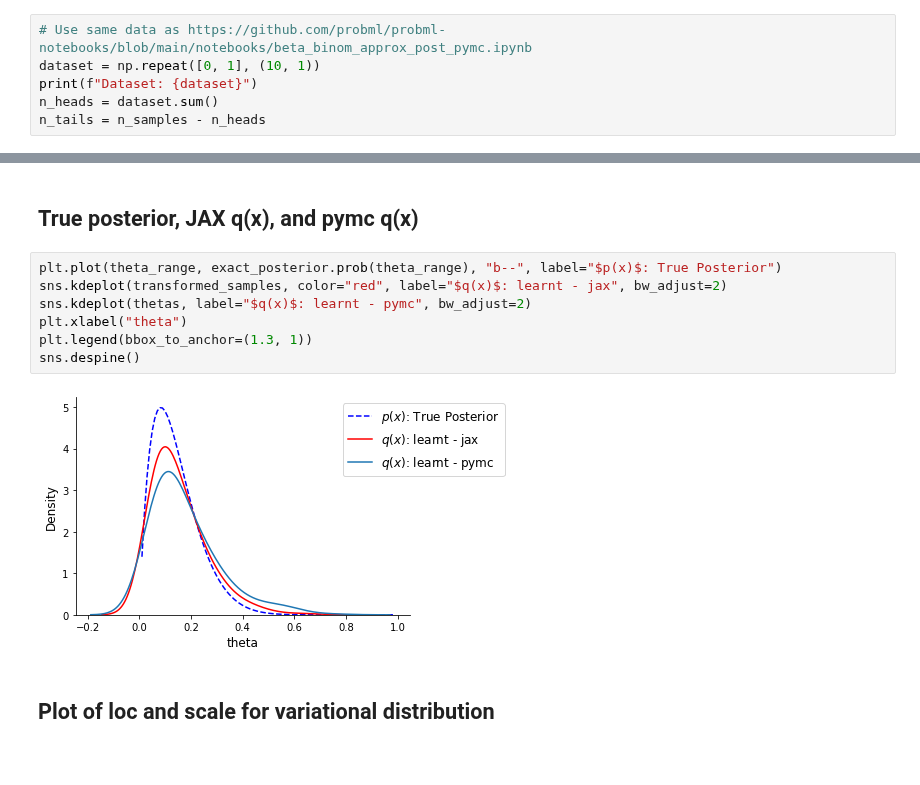
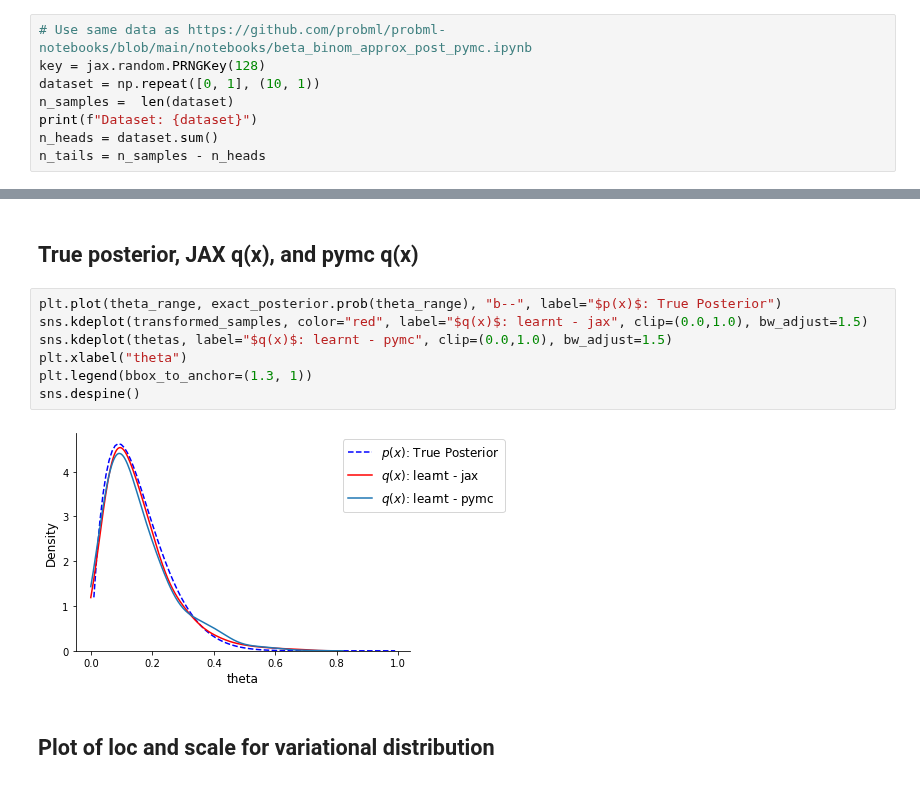
Before and after one commit to probml/probml-notebooks, a Jupyter notebook: notebooks/advi_beta_binom_jax.ipynb, the cells around one changed output, grey strips where cells are left out. Cells and saved outputs as stored; diff of their text form.

```diff
--- a/notebooks/advi_beta_binom_jax.ipynb
+++ b/notebooks/advi_beta_binom_jax.ipynb
@@ -99,6 +92,8 @@ Dataset: [1 1 1 0 0 0 0 0 0 1 0 1]
 # %%
 # Use same data as https://github.com/probml/probml-notebooks/blob/main/notebooks/beta_binom_approx_post_pymc.ipynb
+key = jax.random.PRNGKey(128)
 dataset = np.repeat([0, 1], (10, 1))
+n_samples =  len(dataset)
 print(f"Dataset: {dataset}")
 n_heads = dataset.sum()
 n_tails = n_samples - n_heads
@@ -413,13 +402,13 @@ Pymc ELBO: 4.928446743267444
 ## True posterior, JAX q(x), and pymc q(x)
 # %%
 plt.plot(theta_range, exact_posterior.prob(theta_range), "b--", label="$p(x)$: True Posterior")
-sns.kdeplot(transformed_samples, color="red", label="$q(x)$: learnt - jax", bw_adjust=2)
-sns.kdeplot(thetas, label="$q(x)$: learnt - pymc", bw_adjust=2)
+sns.kdeplot(transformed_samples, color="red", label="$q(x)$: learnt - jax", clip=(0.0,1.0), bw_adjust=1.5)
+sns.kdeplot(thetas, label="$q(x)$: learnt - pymc", clip=(0.0,1.0), bw_adjust=1.5)
 plt.xlabel("theta")
 plt.legend(bbox_to_anchor=(1.3, 1))
 sns.despine()
 # %% [output]
-[figure, old version]
+[figure, new version]
 # %% [markdown]
 ## Plot of loc and scale for variational distribution
 # %%
```
Also changed, not shown: parts of 14 cells of this notebook.
